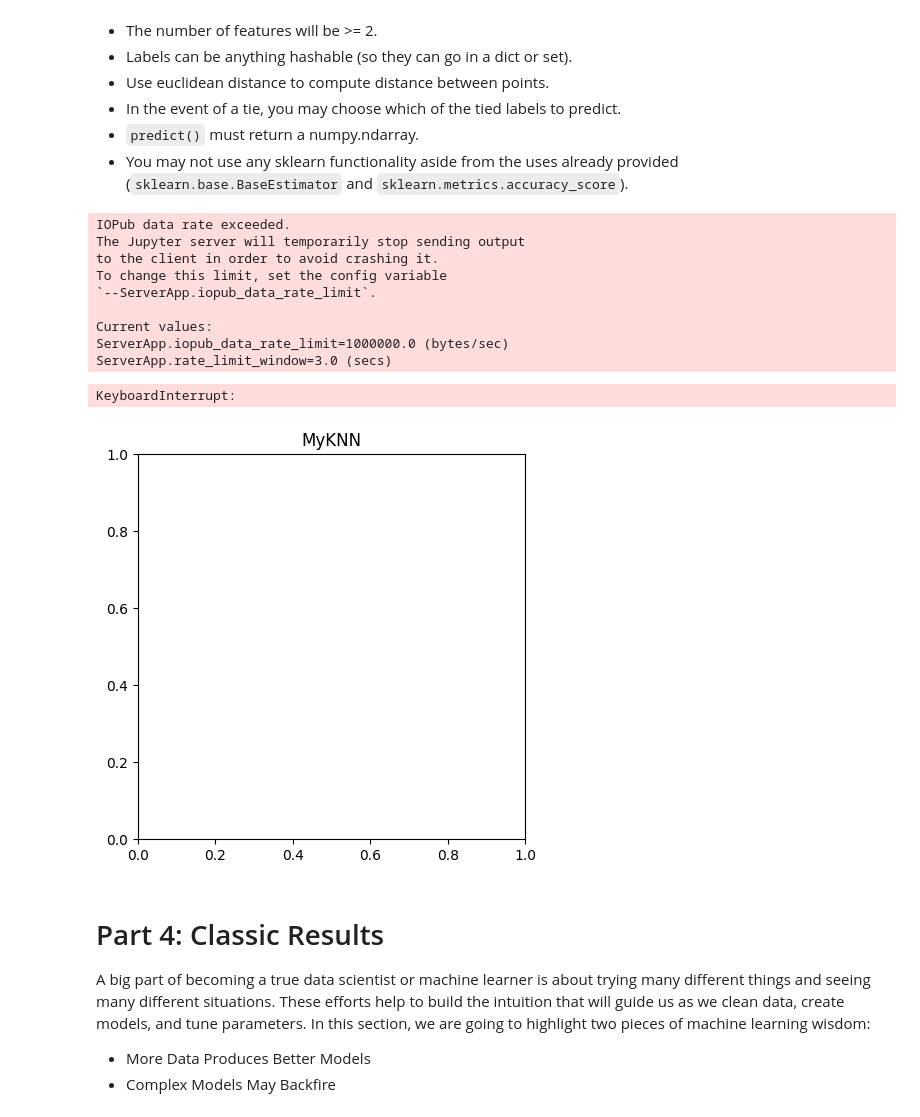
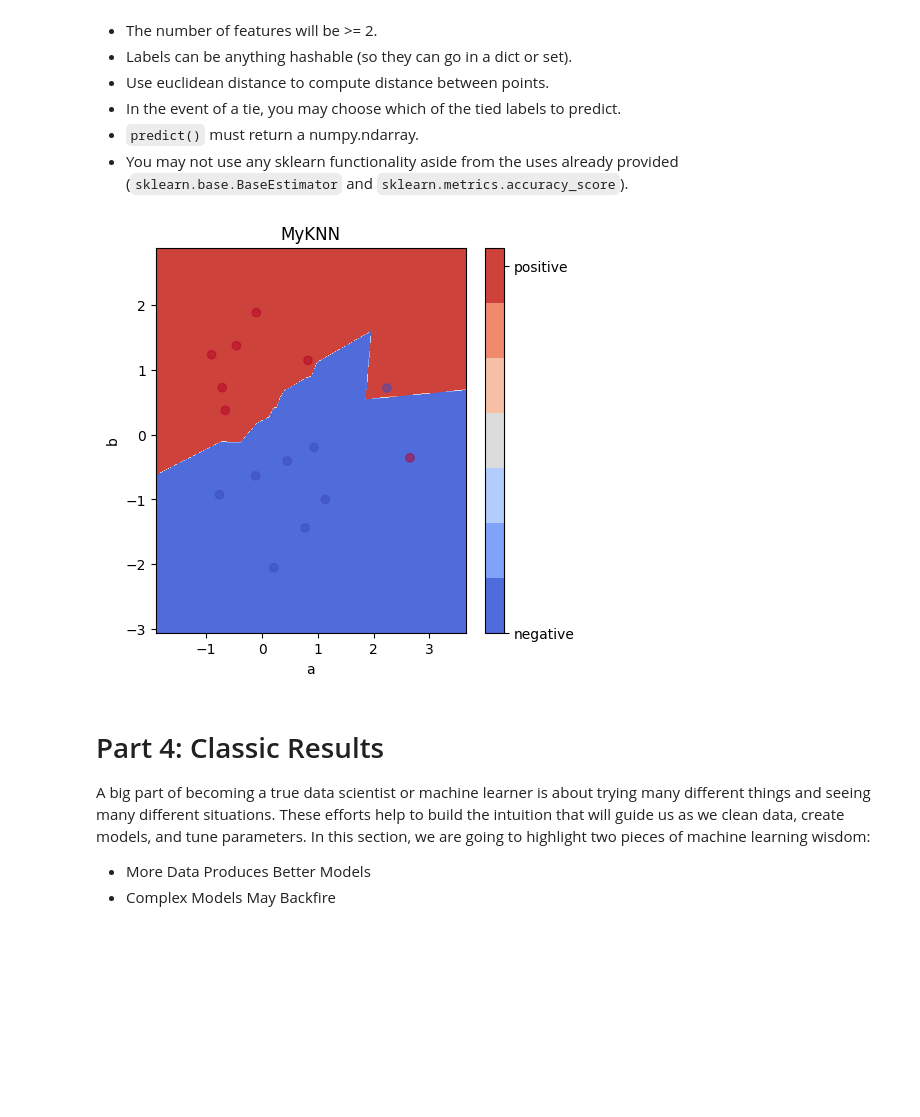
Before and after one commit to MarcusNelhams/HO4, a Jupyter notebook: assignment.ipynb, the cells around one changed output. Saved outputs shown, nothing was run; the diff lists cells and outputs as text; code cells hidden in the pictures; blank space fills up the shorter version.

```diff
--- a/assignment.ipynb
+++ b/assignment.ipynb
@@ -1353,55 +1353,44 @@ class MyKNN(sklearn.base.BaseEstimator):
         Train the KNN classifier.
 
         Args:
             train_features: A pandas.DataFrame that only contains numeric data.
             train_labels: A pandas.Series containing the labels.
         """
         self.features = train_features
         self.labels = train_labels
         return self
 
     def predict(self, test_features):
         """
         Make predictions on the passed in data points.
 
         Args:
             test_features: A pandas.DataFrame that only contains numeric data.
 
         Returns:
             A numpy.ndarray with the predictions.
         """
-        predictions = np.array([])
+        predictions = []
         for test_feature in test_features.values:
-            min = -1
-            for train_feature in self.features.values:
-                print(train_feature
+            labels_from_dist = {}
+            for label, train_feature in zip(self.labels.values, self.features.values):
                 dist = _distance(test_feature, train_feature)
-                if min == -1:
-                    min = dist
-                elif dist < min:
-                    min = dist
-            np.append(predictions, min)
-        print(predictions)
-        return predictions
+                labels_from_dist[dist] = label
+            sorted_distances = sorted(labels_from_dist.keys())
+            prediction = 0
+            for i in range(self.k):
+                prediction += labels_from_dist[sorted_distances[i]]
+            predictions.append(round(float(prediction) / self.k))
+        return np.array(predictions)
 
     def score(self, test_features, test_labels):
         predictions = self.predict(test_features)
         return sklearn.metrics.accuracy_score(predictions, test_labels)
 
 classifier = MyKNN(3)
 accuracy = fit_and_visualize_decision_boundary(classifier, toy_features, toy_labels, "MyKNN")
 # %% [output]
-IOPub data rate exceeded.
-The Jupyter server will temporarily stop sending output
-to the client in order to avoid crashing it.
-To change this limit, set the config variable
-`--ServerApp.iopub_data_rate_limit`.
-
-Current values:
-ServerApp.iopub_data_rate_limit=1000000.0 (bytes/sec)
-ServerApp.rate_limit_window=3.0 (secs)
-KeyboardInterrupt:
-[figure, old version]
+[figure, new version]
 # %% [markdown]
 # Part 4: Classic Results
 
```
Also changed, not shown: parts of 5 cells of this notebook.
